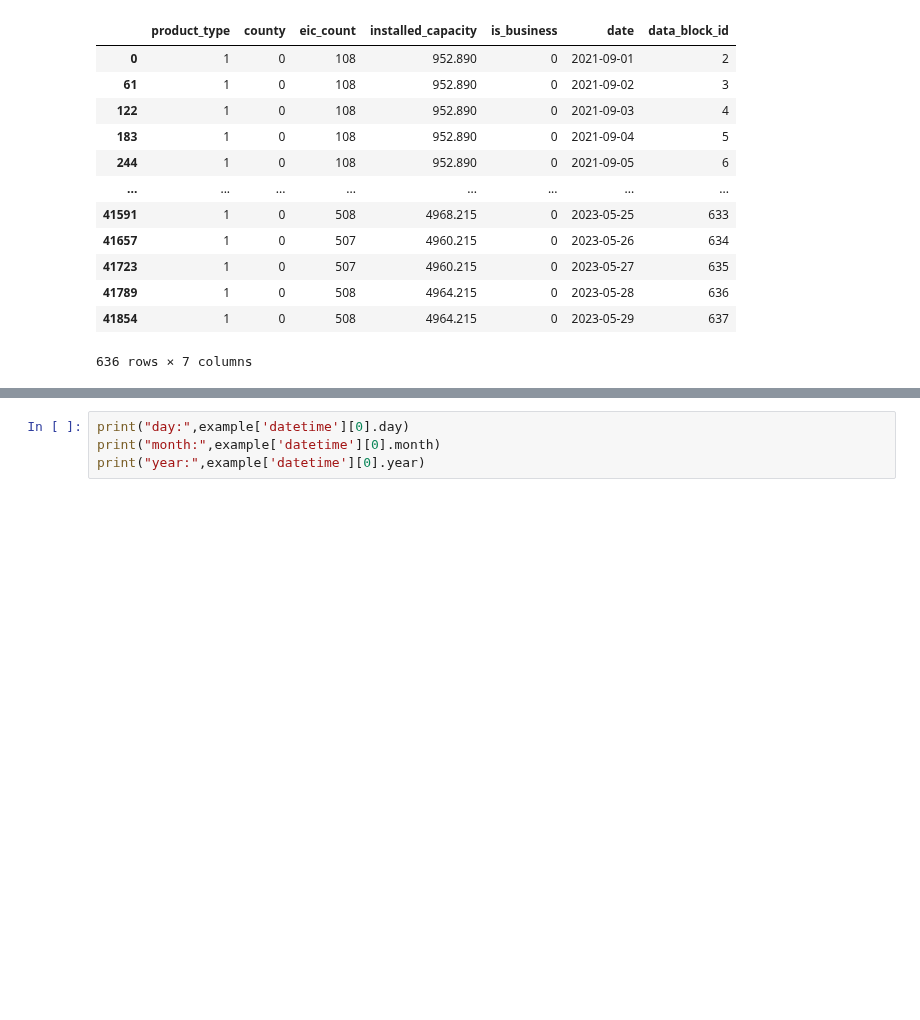
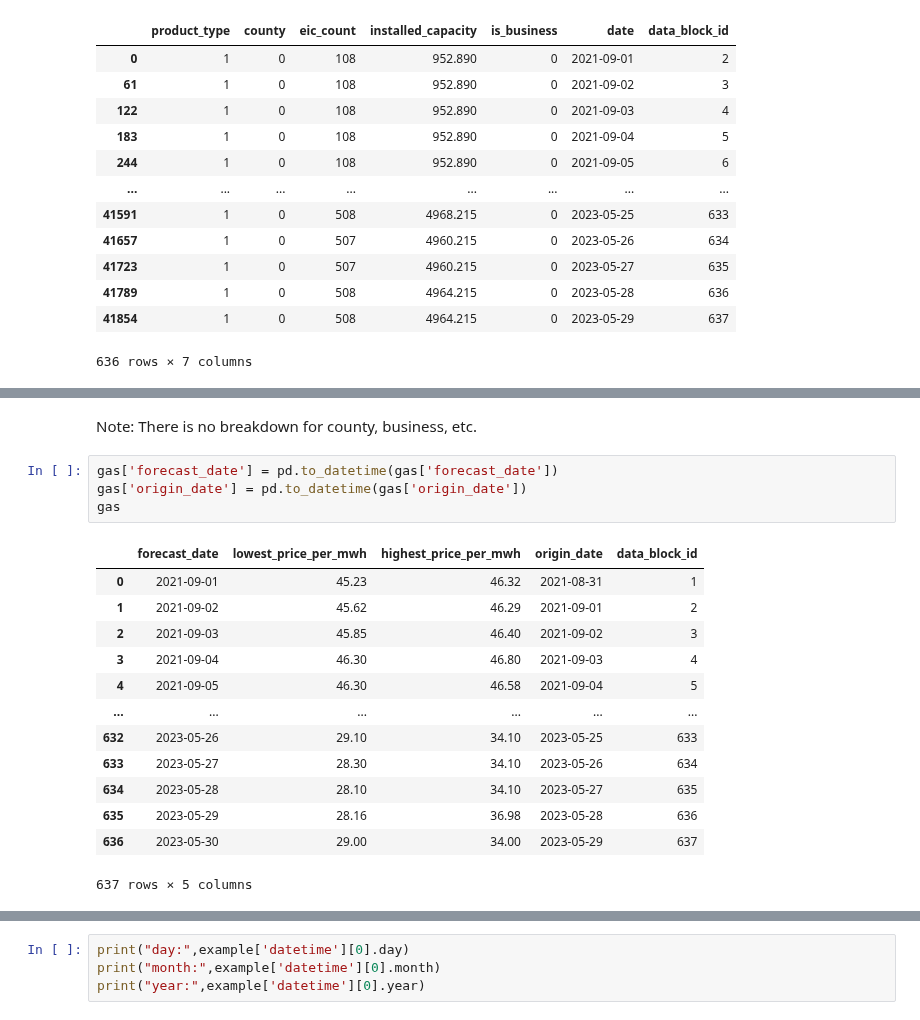
Before and after one commit to steimel60/Kaggle-Enefit, a Jupyter notebook: enefit-energy-predictor.ipynb, the cells around one changed output, grey strips where cells are left out. Drawn from its saved outputs; the diff is of its cells as text; blank space fills up the shorter version.

```diff
--- a/enefit-energy-predictor.ipynb
+++ b/enefit-energy-predictor.ipynb
@@ -163,0 +175,20 @@ See the caveats in the documentation: https://pandas.pydata.org/pandas-docs/stab
+# %% [markdown]
+Note: There is no breakdown for county, business, etc.
+# %%
+gas['forecast_date'] = pd.to_datetime(gas['forecast_date'])
+gas['origin_date'] = pd.to_datetime(gas['origin_date'])
+gas
+# %% [output]
+|  | forecast_date | lowest_price_per_mwh | highest_price_per_mwh | origin_date | data_block_id |
+| 0 | 2021-09-01 | 45.23 | 46.32 | 2021-08-31 | 1 |
+| 1 | 2021-09-02 | 45.62 | 46.29 | 2021-09-01 | 2 |
+| 2 | 2021-09-03 | 45.85 | 46.40 | 2021-09-02 | 3 |
+| 3 | 2021-09-04 | 46.30 | 46.80 | 2021-09-03 | 4 |
+| 4 | 2021-09-05 | 46.30 | 46.58 | 2021-09-04 | 5 |
+| ... | ... | ... | ... | ... | ... |
+| 632 | 2023-05-26 | 29.10 | 34.10 | 2023-05-25 | 633 |
+| 633 | 2023-05-27 | 28.30 | 34.10 | 2023-05-26 | 634 |
+| 634 | 2023-05-28 | 28.10 | 34.10 | 2023-05-27 | 635 |
+| 635 | 2023-05-29 | 28.16 | 36.98 | 2023-05-28 | 636 |
+| 636 | 2023-05-30 | 29.00 | 34.00 | 2023-05-29 | 637 |
+637 rows × 5 columns
```
Also changed, not shown: parts of 6 cells of this notebook.
